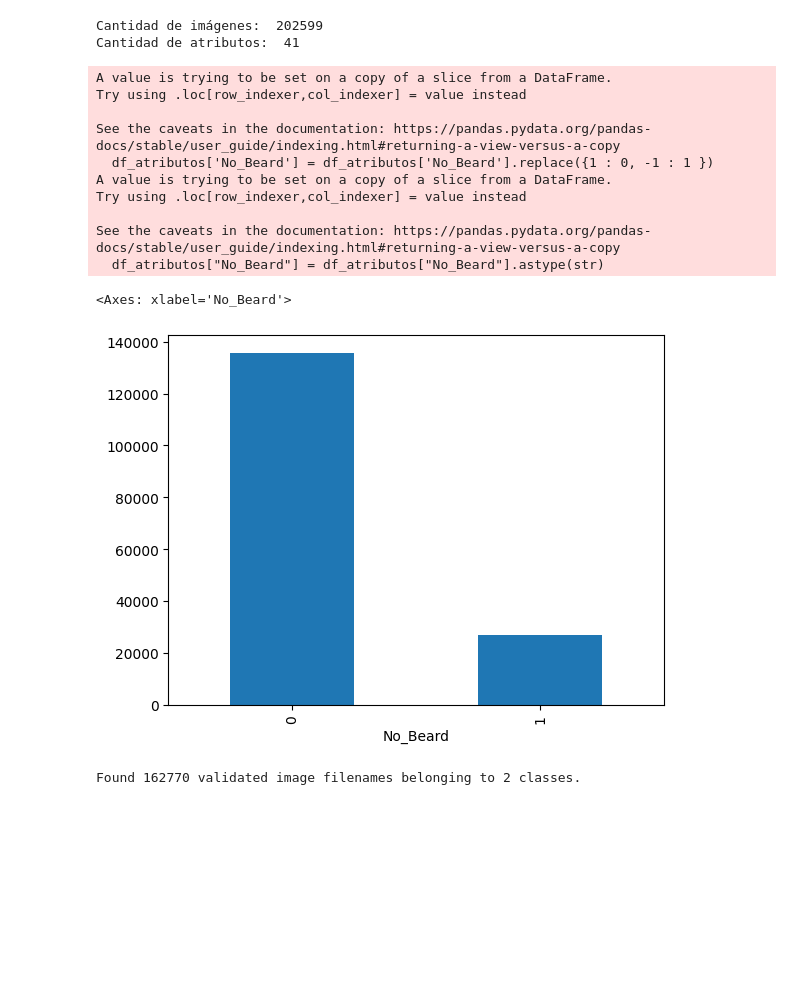
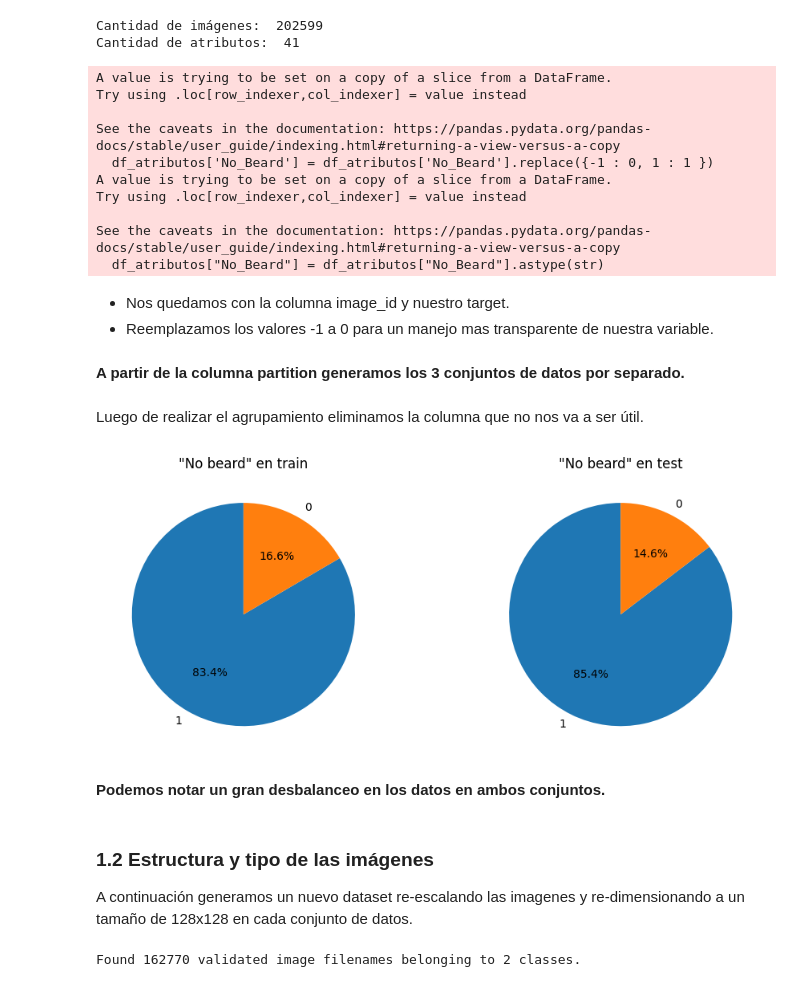
Before and after one commit to lautimuller/MachineLearning2023, a Jupyter notebook: tp3_celebfaces.ipynb, the cells around one changed output. Drawn from its saved outputs; the diff is of its cells as text; code cells hidden in the pictures; blank space fills up the shorter version.

```diff
--- a/tp3_celebfaces.ipynb
+++ b/tp3_celebfaces.ipynb
@@ -29,8 +30,11 @@ from sklearn.metrics import accuracy_score, confusion_matrix
 # configuración para que las imágenes se vean dentro del notebook
 %matplotlib inline
 # %%
-path = '/home/usuario/CelebFaces/'
+#path Gaston
+#path = '/home/usuario/CelebFaces/'
 
+#path Lautaro
+path = 'CelebFaces/'
 # Construir las rutas completas para cada archivo
 list_attr_celeba = os.path.join(path, 'list_attr_celeba.csv')
 list_eval_partition = os.path.join(path, 'list_eval_partition.csv')
@@ -87,7 +93,7 @@ Cantidad de imágenes:  202599
 Cantidad de atributos:  41
 # %%
 df_atributos = df_atributos[['image_id', 'No_Beard']]
-df_atributos['No_Beard'] = df_atributos['No_Beard'].replace({1 : 0, -1 : 1 })
+df_atributos['No_Beard'] = df_atributos['No_Beard'].replace({-1 : 0, 1 : 1 })
 df_atributos["No_Beard"] = df_atributos["No_Beard"].astype(str)
 merged = pd.merge(df_particiones, df_atributos, on='image_id')
 # %% [output]
@@ -95,25 +101,51 @@ A value is trying to be set on a copy of a slice from a DataFrame.
 Try using .loc[row_indexer,col_indexer] = value instead
 
 See the caveats in the documentation: https://pandas.pydata.org/pandas-docs/stable/user_guide/indexing.html#returning-a-view-versus-a-copy
-  df_atributos['No_Beard'] = df_atributos['No_Beard'].replace({1 : 0, -1 : 1 })
+  df_atributos['No_Beard'] = df_atributos['No_Beard'].replace({-1 : 0, 1 : 1 })
 A value is trying to be set on a copy of a slice from a DataFrame.
 Try using .loc[row_indexer,col_indexer] = value instead
 
 See the caveats in the documentation: https://pandas.pydata.org/pandas-docs/stable/user_guide/indexing.html#returning-a-view-versus-a-copy
   df_atributos["No_Beard"] = df_atributos["No_Beard"].astype(str)
+# %% [markdown]
+- Nos quedamos con la columna image_id y nuestro target.
+- Reemplazamos los valores -1 a 0 para un manejo mas transparente de nuestra variable.
 # %%
 train = merged[merged['partition'] == 0]
 val = merged[merged['partition'] == 1]
 test = merged[merged['partition'] == 2]
+# %% [markdown]
+**A partir de la columna partition generamos los 3 conjuntos de datos por separado.**
 # %%
 train = train.drop('partition', axis=1)
 val = val.drop('partition', axis=1)
 test = test.drop('partition', axis=1)
+# %% [markdown]
+Luego de realizar el agrupamiento eliminamos la columna que no nos va a ser útil.
 # %%
-train["No_Beard"].value_counts().plot.bar()
+train_counts = train['No_Beard'].value_counts()
+
+test_counts = test['No_Beard'].value_counts()
+
+# figura y ejes con 1 fila y 2 columnas
+fig, axs = plt.subplots(1, 2, figsize=(10, 4))
+
+axs[0].pie(train_counts.values, labels=train_counts.index, autopct='%1.1f%%', startangle=90)
+axs[0].set_title('"No beard" en train')
+
+axs[1].pie(test_counts.values, labels=test_counts.index, autopct='%1.1f%%', startangle=90)
+axs[1].set_title('"No beard" en test')
+
+plt.tight_layout()
+plt.show()
 # %% [output]
-<Axes: xlabel='No_Beard'>
-[figure, old version]
+[figure, new version]
+# %% [markdown]
+**Podemos notar un gran desbalanceo en los datos en ambos conjuntos.**
+# %% [markdown]
+### 1.2 Estructura y tipo de las imágenes
+
+A continuación generamos un nuevo dataset re-escalando las imagenes y re-dimensionando a un tamaño de 128x128 en cada conjunto de datos.
 # %%
 SIZE = 128
 train_datagen = ImageDataGenerator(rescale=1./255)
```
Also changed, not shown: parts of 18 cells of this notebook.
